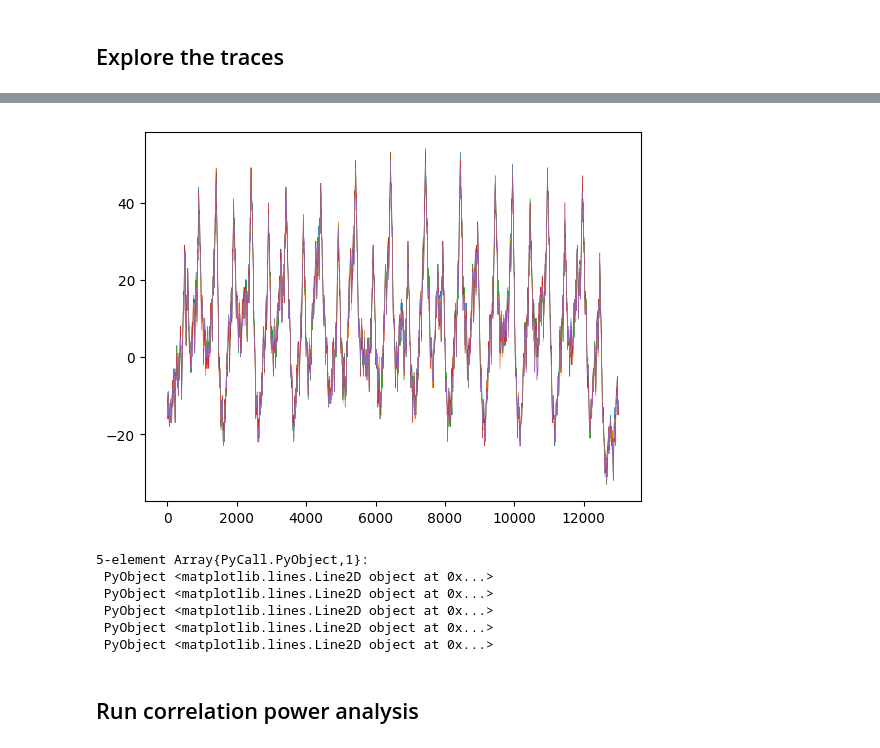
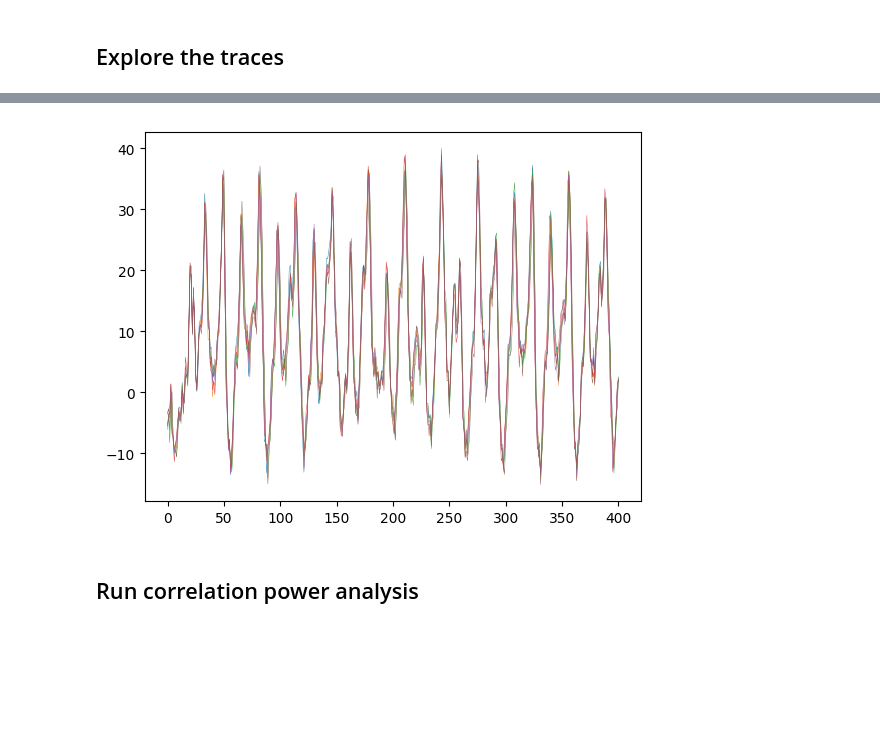
Before and after one commit to cloakware-ctf/rhme3-writeups, a Jupyter notebook: the_imposters/rhme3-theimposters.ipynb, the cells around one changed output, grey strips where cells are left out. Cells and saved outputs as stored; diff of their text form; code cells hidden in the pictures; blank space fills up the shorter version.

```diff
--- a/the_imposters/rhme3-theimposters.ipynb
+++ b/the_imposters/rhme3-theimposters.ipynb
@@ -20,7 +18,7 @@ INFO: Recompiling stale cache file /home/jonathan.beverley/.julia/lib/v0.6/Jlsca
 ## Explore the traces
 # %%
 # load the traceset
-trs = InspectorTrace("/home/jonathan.beverley/Programs/jlsca-tutorials/rhme3-theimposters-big.trs")
+trs = InspectorTrace("TI-1000 + Resampled (sync) + StaticAlign + Trim.trs")
 # %% [output]
 [x] Skipping unknown tag 70 with length 5
 [x] Skipping unknown tag 73 with length 1
@@ -80,15 +48,10 @@ plot(cor(samples[1:1000,1:nrSamples], data[:,1:32]))
 # %%
 # Zoom in on the target area...
-((data,samples),eof) = readTraces(trs, 5:10);
-plot(samples[1:5,50000:63000]', linewidth=.3); # note the transpose; and here you can play with the zoom
+((data,samples),eof) = readTraces(trs, 5:10)
+plot(samples[1:end,1600:2000]', linewidth=.3) # note the transpose; and here you can play with the zoom
+; # suppress return value of plot
 # %% [output]
-[figure, old version]
+[figure, new version]
-5-element Array{PyCall.PyObject,1}:
- PyObject <matplotlib.lines.Line2D object at 0x...>
- PyObject <matplotlib.lines.Line2D object at 0x...>
- PyObject <matplotlib.lines.Line2D object at 0x...>
- PyObject <matplotlib.lines.Line2D object at 0x...>
- PyObject <matplotlib.lines.Line2D object at 0x...>
 # %% [markdown]
 ## Run correlation power analysis
 # %% [markdown]
```
Also changed, not shown: parts of 8 cells of this notebook, 3 other files.
